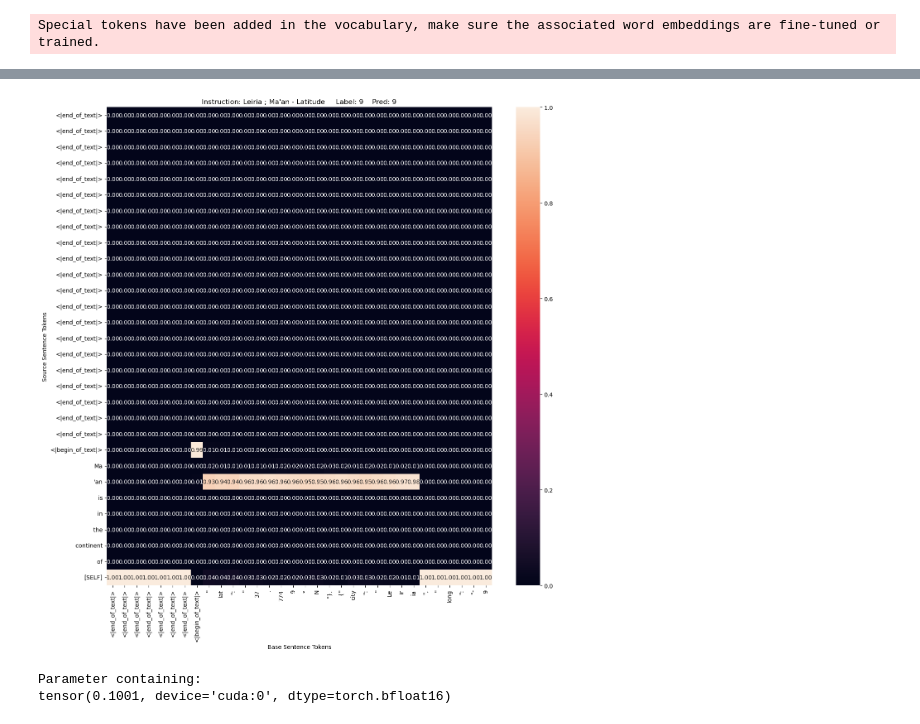
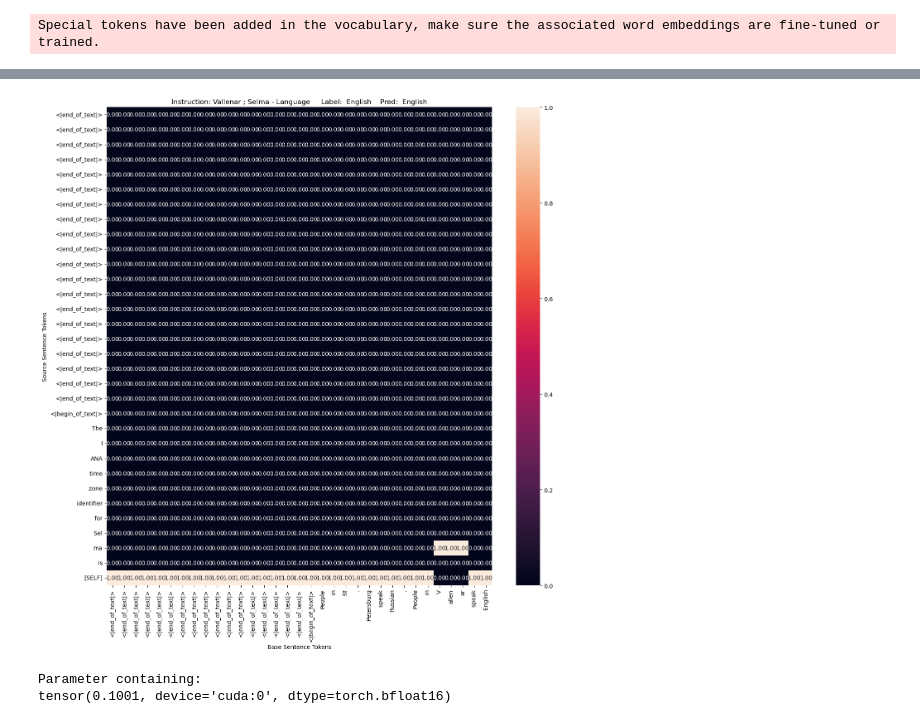
Before and after one commit to sidnb13/HyperDAS, a Jupyter notebook: inference.ipynb, the cells around one changed output, grey strips where cells are left out. Saved outputs shown, nothing was run; the diff lists cells and outputs as text; code cells hidden in the pictures.

```diff
--- a/inference.ipynb
+++ b/inference.ipynb
@@ -8,15 +8,15 @@ from transformers import AutoTokenizer
 %load_ext autoreload
 %autoreload 2
 # %%
-tokenizer = AutoTokenizer.from_pretrained("/home/ubuntu/llama3-8b")
+tokenizer = AutoTokenizer.from_pretrained("./models/llama3-8b")
 tokenizer.pad_token = tokenizer.eos_token
 
 tokenizer.padding_side = "left"
 tokenizer.pad_token = tokenizer.eos_token
 tokenizer.pad_token_id = tokenizer.eos_token_id
 
-train_dataset = load_from_disk("./data/ravel/simple_sanity_check_train")
-test_dataset = load_from_disk("./data/ravel/simple_sanity_check_test")
+train_dataset = load_from_disk("./experiments/ravel/data/ravel_city_train")
+test_dataset = load_from_disk("./experiments/ravel/data/ravel_city_test")
 
 collate_fn = get_ravel_collate_fn(tokenizer, add_space_before_target=True)
 dataloader = DataLoader(test_dataset, batch_size=16, collate_fn=collate_fn, shuffle=False)
@@ -26,14 +26,14 @@ Special tokens have been added in the vocabulary, make sure the associated word
 from src.llama3.model import RavelInterpretorHypernetwork
 
 hypernetwork = RavelInterpretorHypernetwork(
-    model_name_or_path="/home/ubuntu/llama3-8b",
+    model_name_or_path="./models/llama3-8b",
     num_editing_heads=32,
-    intervention_layer=15,
-    subspace_module="DAS",
+    intervention_layer=12,
+    subspace_module="ReflectSelect",
     das_dimension=128,
 )
 hypernetwork = hypernetwork.to("cuda")
-hypernetwork.load_model("./models/sparsity/final_model")
+hypernetwork.load_model("./models/ravel_city/final_model")
 # %% [output]
 Special tokens have been added in the vocabulary, make sure the associated word embeddings are fine-tuned or trained.
 # %%
@@ -59,0 +59,11 @@ Asking to truncate to max_length but no maximum length is provided and the model
+# %%
+for attr in ["Country", "Continent", "Language", "Latitude", "Longitude", "Timezone"]:
+
+    test_set = f"./experiments/ravel/data/ravel_city_{attr}_test"
+    test_set = load_from_disk(test_set)
+
+    dataloader = DataLoader(test_set, batch_size=16, collate_fn=collate_fn, shuffle=False)
+    acc, _, _ = hypernetwork.eval_accuracy(dataloader, inference_mode="column_argmax", eval_n_label_tokens=3)
+
+    print(f"{attr}")
+    print(acc)
@@ -60,8 +96,8 @@ Asking to truncate to max_length but no maximum length is provided and the model
 # %%
 # hypernetwork.interpretor.bidding_threshold = 0.2
-plot, _ = hypernetwork.plot_heatmap(dataloader, idxs=2339, inference_mode=None, annot=True, batch_size=16)
+plot, _ = hypernetwork.plot_heatmap(dataloader, idxs=1050, inference_mode="column_argmax", annot=True, batch_size=16)
 # %% [output]
-[figure, old version]
+[figure, new version]
 # %%
 hypernetwork.interpretor.das_module.temperature
 # %% [output]
```
Also changed, not shown: parts of 3 cells of this notebook, 8 other files.
